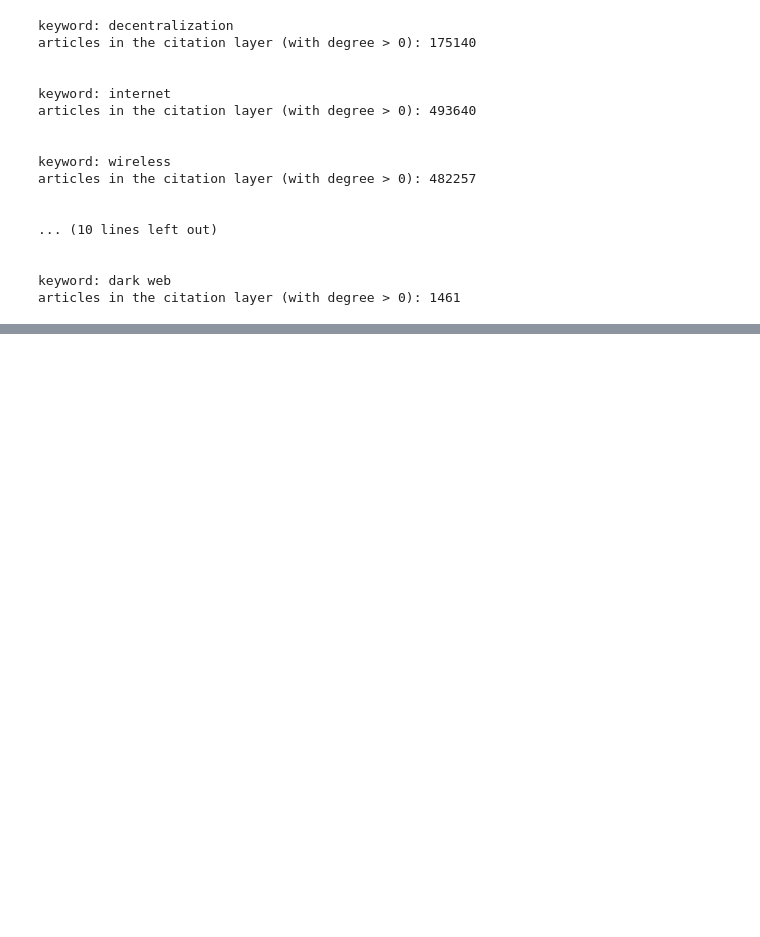
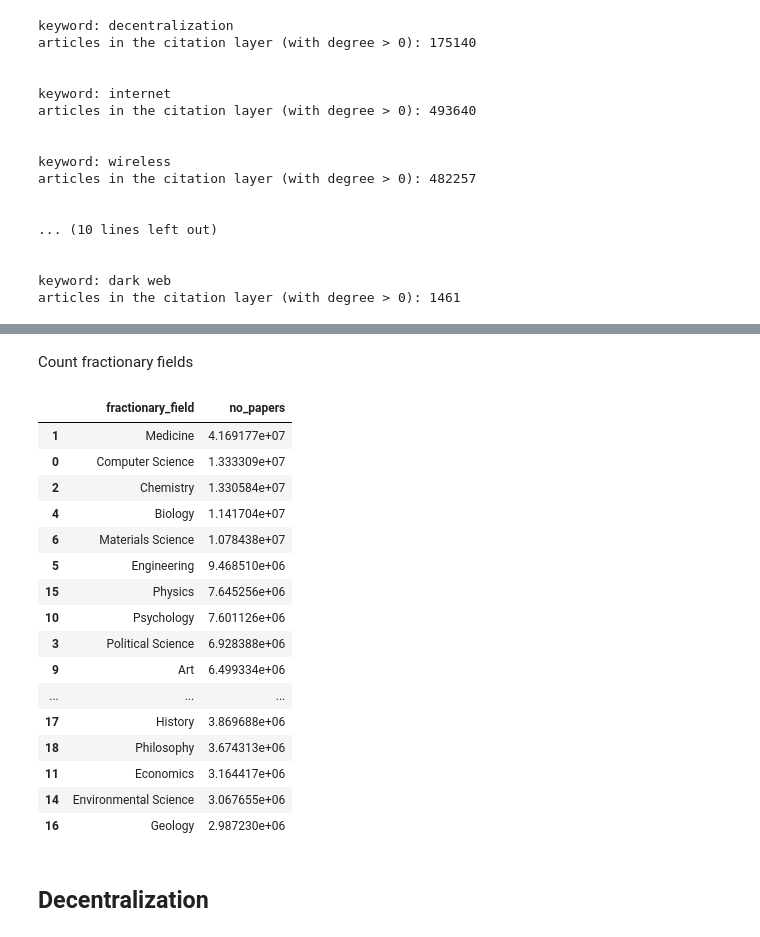
Before and after one commit to alberto-bracci/decentralization, a Jupyter notebook: notebooks/dataset_creation.ipynb, the cells around one changed output, grey strips where cells are left out. Cells and saved outputs as stored; diff of their text form; code cells hidden in the pictures; blank space fills up the shorter version.

```diff
--- a/notebooks/dataset_creation.ipynb
+++ b/notebooks/dataset_creation.ipynb
@@ -359,0 +347,33 @@ articles in the citation layer (with degree > 0): 1461
+# %% [markdown]
+Count fractionary fields
+# %%
+no_papers_in_fields = {}
+for year, year_dict in no_papers_in_fields_by_year.items():
+    for fields, no_papers in year_dict.items():
+        if fields is not None and len(fields)>0:
+            for field in fields:
+                if field not in no_papers_in_fields:
+                    no_papers_in_fields[field] = 0
+                no_papers_in_fields[field] += float(no_papers)/len(fields)
+no_papers_in_fields_df = pd.DataFrame(data={"fractionary_field":list(no_papers_in_fields.keys()), "no_papers":list(no_papers_in_fields.values())})
+no_papers_in_fields_df.sort_values(by="no_papers", ascending=False).head(50)
+# %% [output]
+|  | fractionary_field | no_papers |
+| 1 | Medicine | 4.169177e+07 |
+| 0 | Computer Science | 1.333309e+07 |
+| 2 | Chemistry | 1.330584e+07 |
+| 4 | Biology | 1.141704e+07 |
+| 6 | Materials Science | 1.078438e+07 |
+| 5 | Engineering | 9.468510e+06 |
+| 15 | Physics | 7.645256e+06 |
+| 10 | Psychology | 7.601126e+06 |
+| 3 | Political Science | 6.928388e+06 |
+| 9 | Art | 6.499334e+06 |
+| ... | ... | ... |
+| 17 | History | 3.869688e+06 |
+| 18 | Philosophy | 3.674313e+06 |
+| 11 | Economics | 3.164417e+06 |
+| 14 | Environmental Science | 3.067655e+06 |
+| 16 | Geology | 2.987230e+06 |
+# %% [markdown]
+## Decentralization
```
Also changed, not shown: parts of 19 cells of this notebook.
